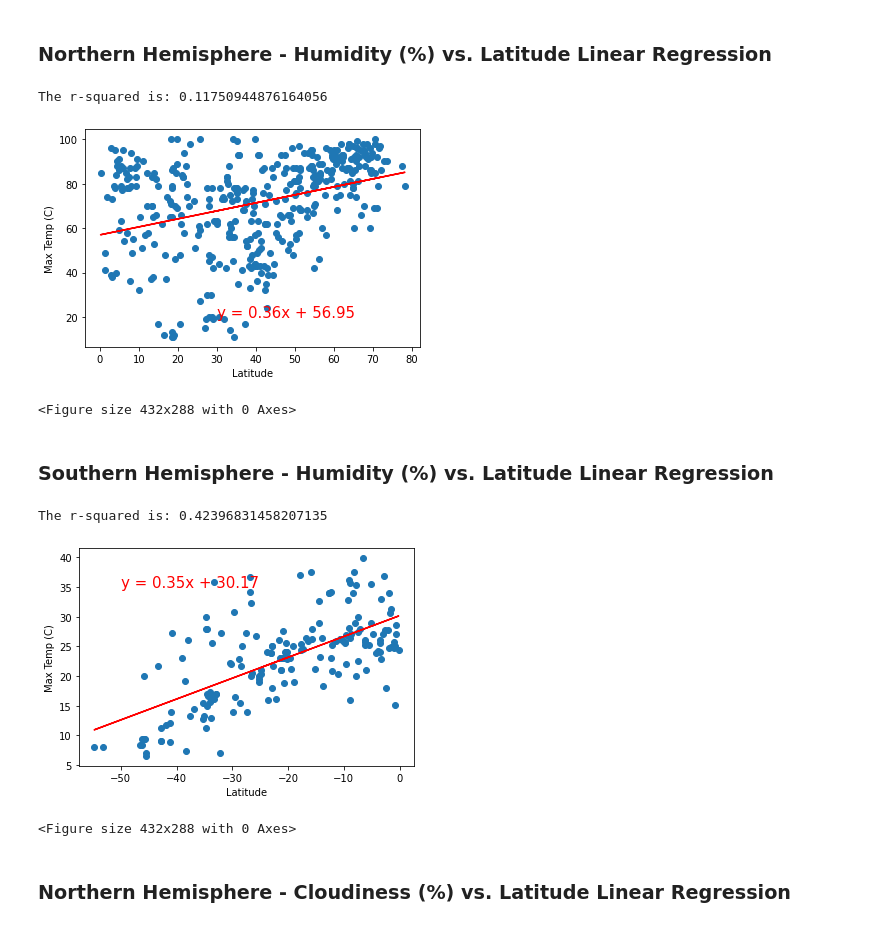
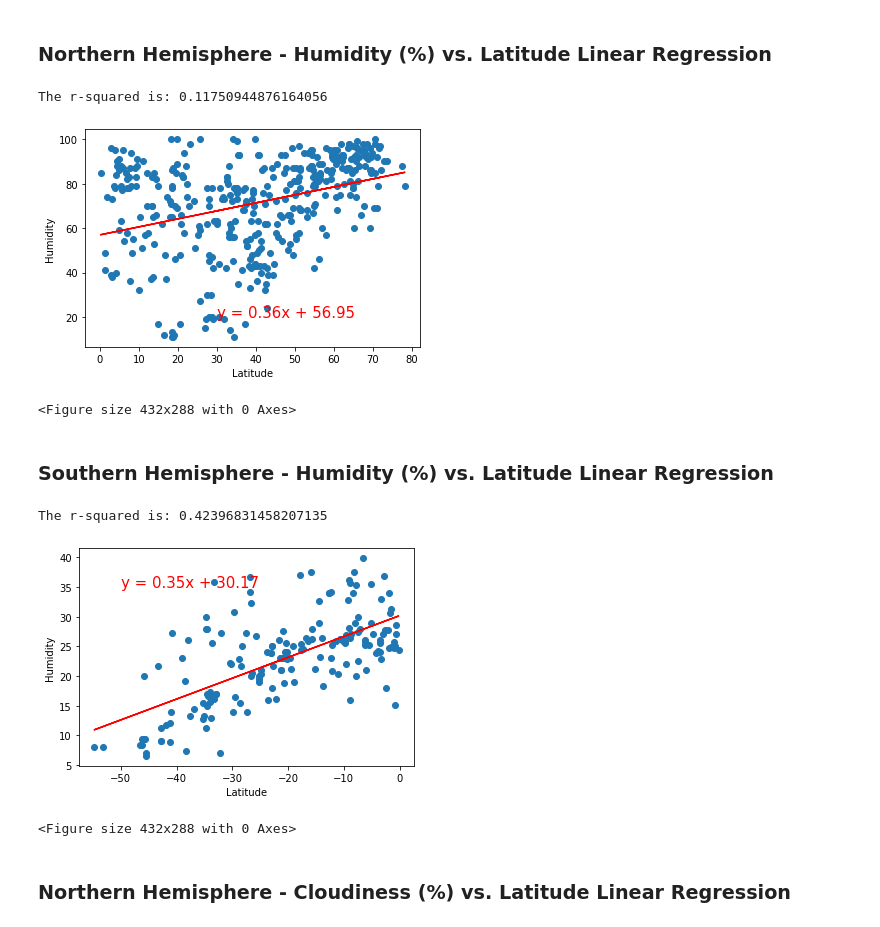
Before and after one commit to Starcode897/API-CHALLENGE, a Jupyter notebook: starter_code/WeatherPy.ipynb, the cells around one changed output. Cells and saved outputs as stored; diff of their text form; code cells hidden in the pictures.

```diff
--- a/starter_code/WeatherPy.ipynb
+++ b/starter_code/WeatherPy.ipynb
@@ -282,21 +292,23 @@ The r-squared is: 0.42396831458207135
 # %%
 x2 = north["Lat"]
 y2 = north['Humidity']
 (slope, intercept, rvalue, pvalue, stderr) = linregress(x2, y2)
 regress_values = x2 * slope + intercept
 line_eq = "y = " + str(round(slope,2)) + "x + " + str(round(intercept,2))
 plt.scatter(x2,y2)
 plt.plot(x2,regress_values,"r-")
 plt.annotate(line_eq,(30,20),fontsize=15,color="red")
 plt.xlabel('Latitude')
-plt.ylabel('Max Temp (C)')
+plt.ylabel('Humidity')
 
 print(f"The r-squared is: {rvalue**2}")
 plt.show()
-plt.savefig('../output_data/northlat_vs_hum.png')
+plt.savefig('../Images/northlat_vs_hum.png')
+
+#The humidity values become more concentrated at greater latitudes.
 # %% [output]
 The r-squared is: 0.11750944876164056
-[figure, old version]
+[figure, new version]
 <Figure size 432x288 with 0 Axes>
 # %% [markdown]
 ###  Southern Hemisphere - Humidity (%) vs. Latitude Linear Regression
@@ -310,14 +322,16 @@ plt.scatter(x2,y2)
 plt.plot(x2,regress_values,"r-")
 plt.annotate(line_eq,(-50,35),fontsize=15,color="red")
 plt.xlabel('Latitude')
-plt.ylabel('Max Temp (C)')
+plt.ylabel('Humidity')
 
 print(f"The r-squared is: {rvalue**2}")
 plt.show()
-plt.savefig('../output_data/southlat_vs_hum.png')
+plt.savefig('../Images/southlat_vs_hum.png')
+
+#The humidity values become greater at higher latitudes.
 # %% [output]
 The r-squared is: 0.42396831458207135
-[figure, old version]
+[figure, new version]
 <Figure size 432x288 with 0 Axes>
 # %% [markdown]
 ###  Northern Hemisphere - Cloudiness (%) vs. Latitude Linear Regression
```
Also changed, not shown: parts of 10 cells of this notebook, 14 other files.
